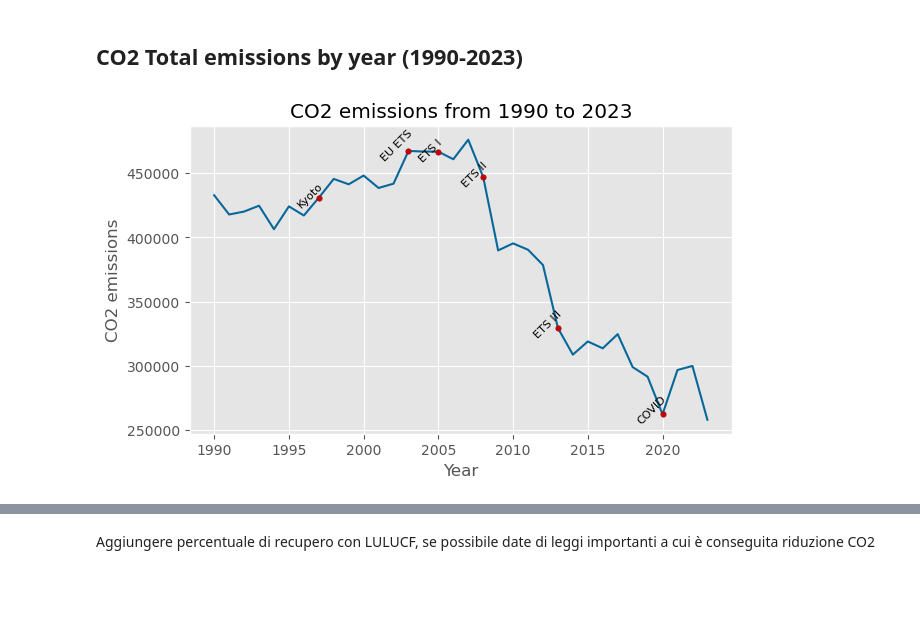
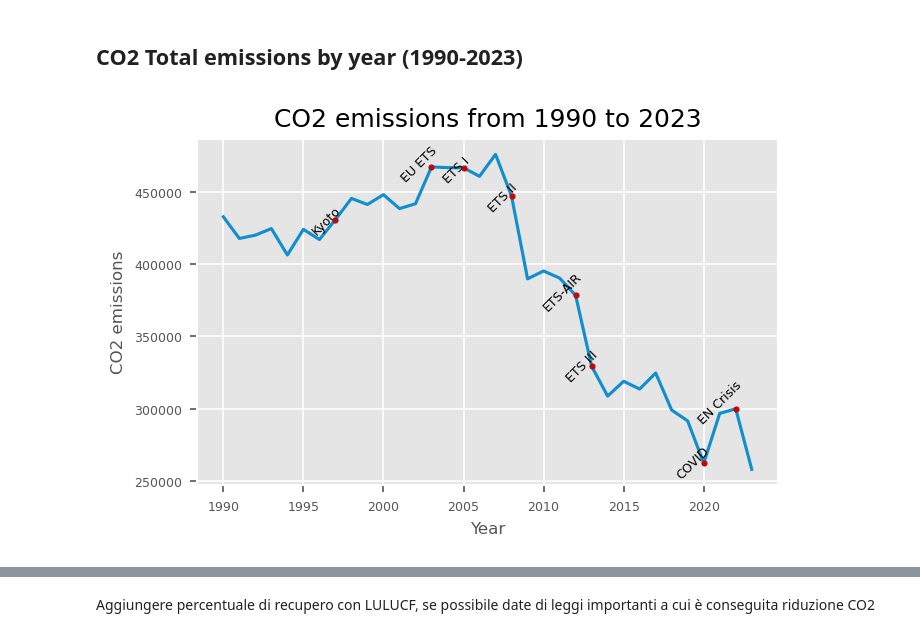
Before and after one commit to Disk245/ispra-co2-analysis, a Jupyter notebook: notebook/nb.ipynb, the cells around one changed output, grey strips where cells are left out. Cells and saved outputs as stored; diff of their text form; code cells hidden in the pictures; blank space fills up the shorter version.

Commit message:
Update: fixed labeling in chart, added some markdowns

```diff
--- a/notebook/nb.ipynb
+++ b/notebook/nb.ipynb
@@ -25,28 +39,31 @@ policies["Year"] = pd.to_numeric(policies["Year"], errors="coerce")
 # %%
 df_tot = df[df["Category"] == "Total national emissions and removals"]
 x = df_tot["Year"]
 y = df_tot["CO2 emissions (kt)"]
 
-plt.figure(figsize=(7,4))
-plt.plot(x,y, color="#06689A", label="Emissions")
-plt.xlabel("Year")
-plt.ylabel("CO2 emissions")
-plt.title("CO2 emissions from 1990 to 2023")
+plt.figure(figsize=(5,3), dpi=150)
+plt.plot(x,y, color="#118FCD", label="Emissions")
+plt.xlabel("Year", fontsize=8)
+plt.xticks(fontsize=6)
+plt.ylabel("CO2 emissions", fontsize=8)
+plt.yticks(fontsize=6)
+plt.title("CO2 emissions from 1990 to 2023", fontsize=12)
 
-labels_sel = {"Kyoto", "EU ETS", "ETS I", "ETS II", "ETS III", "COVID"}
+labels_sel = {"Kyoto", "EU ETS", "ETS I", "ETS II", "ETS III", "ETS-AIR", "COVID", "EN Crisis"}
 pol_subset = policies[policies["ShortLabel"].isin(labels_sel)]
 
 
 for i,row in pol_subset.iterrows():
     year: int = int(row["Year"])
     policy = row["ShortLabel"]
 
     if year in df_tot["Year"].values:
         year_emissions = df_tot.loc[df_tot["Year"] == year, "CO2 emissions (kt)"].iloc[0]
-        plt.scatter(year, year_emissions, color="#BC0808", zorder=5, s=15)
-        plt.annotate(policy, (year, year_emissions), fontsize=8, rotation=45, ha="right", textcoords="offset points", xytext=(4,-7))
+        plt.scatter(year, year_emissions, color="#BC0808", zorder=5, s=6)
+        plt.annotate(policy, (year, year_emissions), fontsize=6, rotation=45, ha="right", textcoords="offset points", xytext=(4,-7))
+
 
 
 plt.show()
 # %% [output]
-[figure, old version]
+[figure, new version]
```
Also changed, not shown: parts of 3 cells of this notebook, 1 other file.
